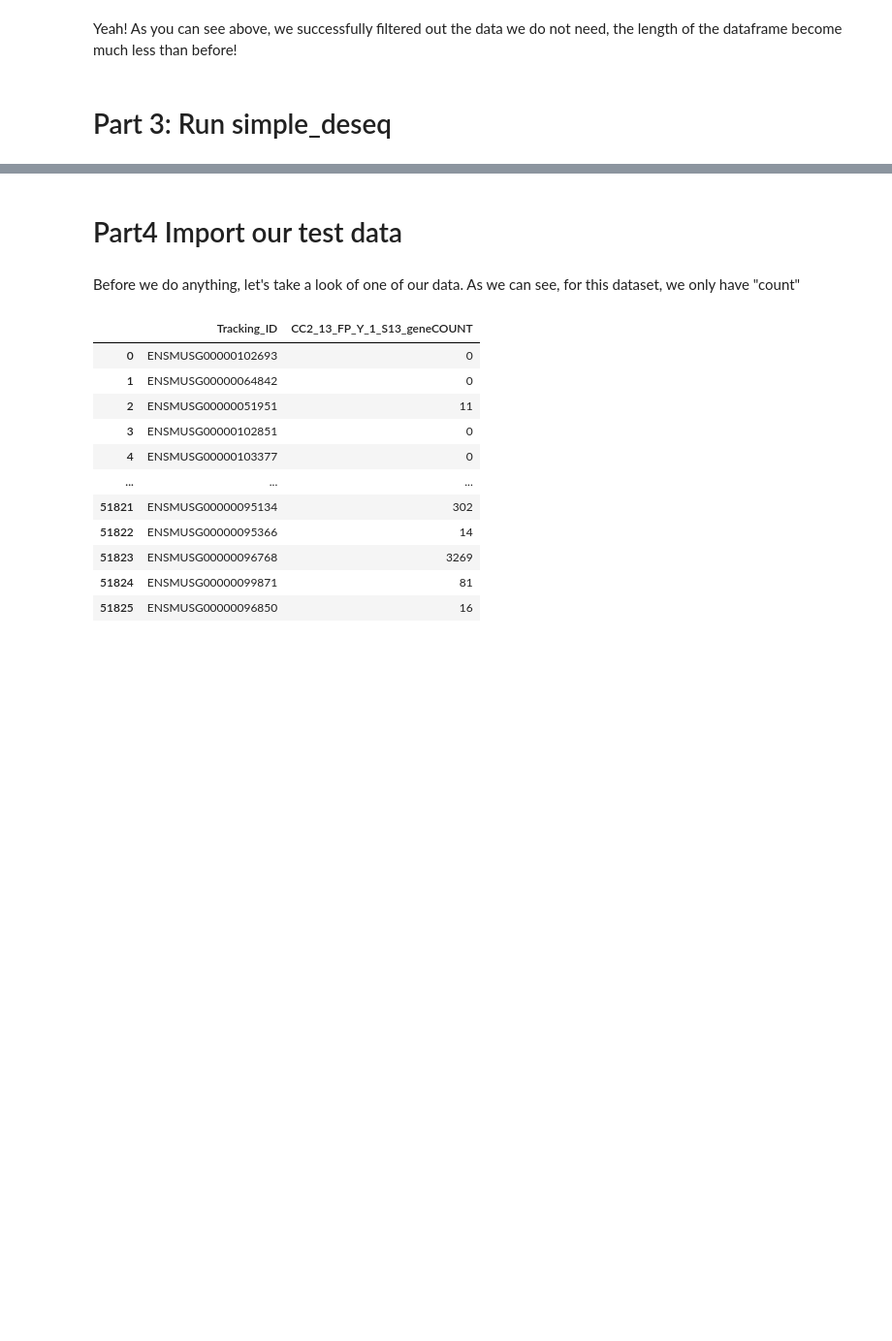
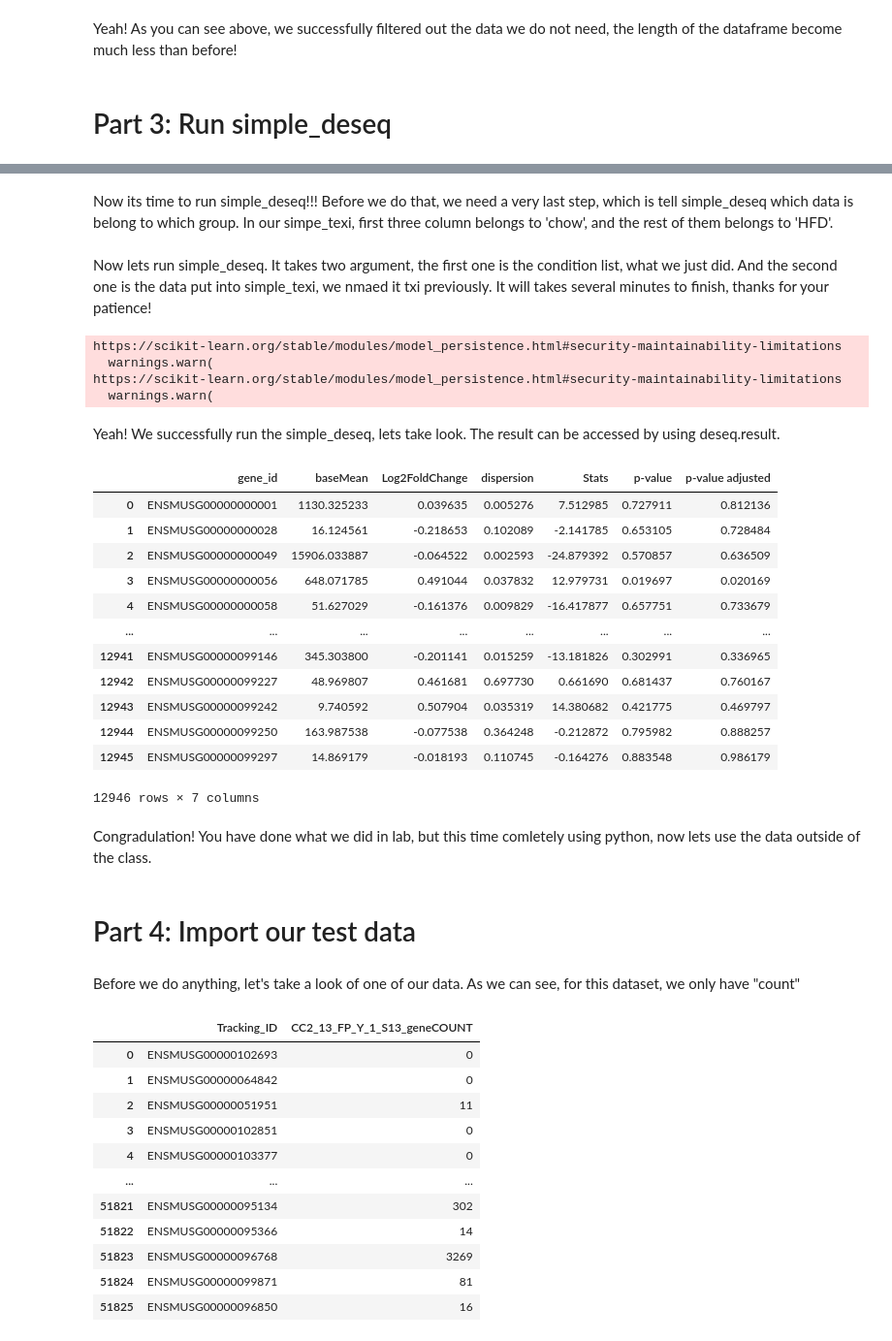
Before and after one commit to Kevinxsn/simple_deseq, a Jupyter notebook: simple_deseq/tutorial.ipynb, the cells around one changed output, grey strips where cells are left out. Shown: that part at 97% size. Saved outputs shown, nothing was run; the diff lists cells and outputs as text; code cells hidden in the pictures; blank space fills up the shorter version.

```diff
--- a/simple_deseq/tutorial.ipynb
+++ b/simple_deseq/tutorial.ipynb
@@ -130,5 +128,39 @@ wroking on it...
+# %% [markdown]
+Now its time to run simple_deseq!!! Before we do that, we need a very last step, which is tell simple_deseq which data is belong to which group. In our simpe_texi, first three column belongs to 'chow', and the rest of them belongs to 'HFD'.
+# %%
+condition = ['chow', 'chow', 'chow', 'HFD', 'HFD', 'HFD']
+# %% [markdown]
+Now lets run simple_deseq. It takes two argument, the first one is the condition list, what we just did. And the second one is the data put into simple_texi, we nmaed it txi previously. It will takes several minutes to finish, thanks for your patience!
+# %%
+import simpel_deseq
+deseq = simpel_deseq.simple_deseque(condition, txi)
+# %% [output]
+https://scikit-learn.org/stable/modules/model_persistence.html#security-maintainability-limitations
+  warnings.warn(
+https://scikit-learn.org/stable/modules/model_persistence.html#security-maintainability-limitations
+  warnings.warn(
+# %% [markdown]
+Yeah! We successfully run the simple_deseq, lets take look. The result can be accessed by using deseq.result.
+# %%
+deseq.result
+# %% [output]
+|  | gene_id | baseMean | Log2FoldChange | dispersion | Stats | p-value | p-value adjusted |
+| 0 | ENSMUSG00000000001 | 1130.325233 | 0.039635 | 0.005276 | 7.512985 | 0.727911 | 0.812136 |
+| 1 | ENSMUSG00000000028 | 16.124561 | -0.218653 | 0.102089 | -2.141785 | 0.653105 | 0.728484 |
+| 2 | ENSMUSG00000000049 | 15906.033887 | -0.064522 | 0.002593 | -24.879392 | 0.570857 | 0.636509 |
+| 3 | ENSMUSG00000000056 | 648.071785 | 0.491044 | 0.037832 | 12.979731 | 0.019697 | 0.020169 |
+| 4 | ENSMUSG00000000058 | 51.627029 | -0.161376 | 0.009829 | -16.417877 | 0.657751 | 0.733679 |
+| ... | ... | ... | ... | ... | ... | ... | ... |
+| 12941 | ENSMUSG00000099146 | 345.303800 | -0.201141 | 0.015259 | -13.181826 | 0.302991 | 0.336965 |
+| 12942 | ENSMUSG00000099227 | 48.969807 | 0.461681 | 0.697730 | 0.661690 | 0.681437 | 0.760167 |
+| 12943 | ENSMUSG00000099242 | 9.740592 | 0.507904 | 0.035319 | 14.380682 | 0.421775 | 0.469797 |
+| 12944 | ENSMUSG00000099250 | 163.987538 | -0.077538 | 0.364248 | -0.212872 | 0.795982 | 0.888257 |
+| 12945 | ENSMUSG00000099297 | 14.869179 | -0.018193 | 0.110745 | -0.164276 | 0.883548 | 0.986179 |
+12946 rows × 7 columns
+# %% [markdown]
+Congradulation! You have done what we did in lab, but this time comletely using python, now lets use the data outside of the class.
 # %% [markdown]
-# Part4 Import our test data
+# Part 4: Import our test data
 # %% [markdown]
 Before we do anything, let's take a look of one of our data. As we can see, for this dataset, we only have "count"
 # %%
```
Also changed, not shown: parts of 7 cells of this notebook, 3 other files.
